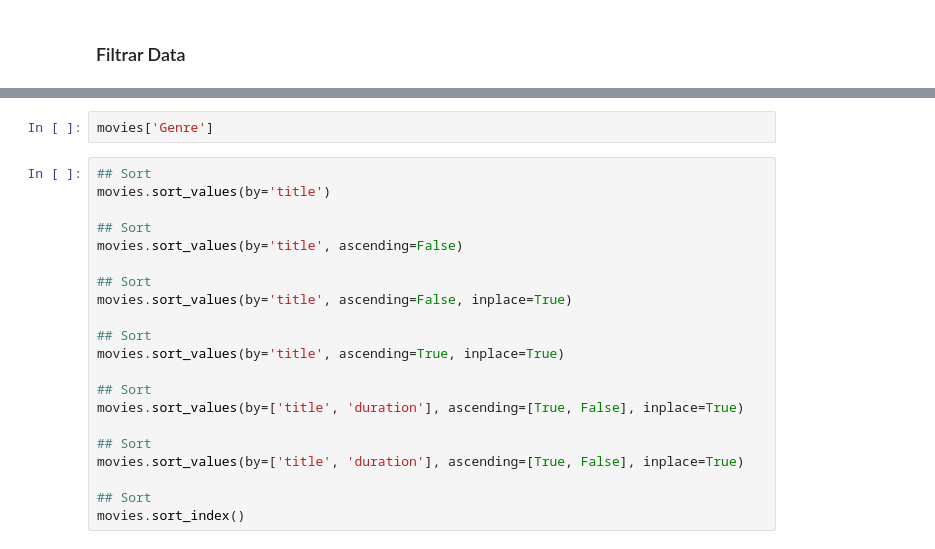
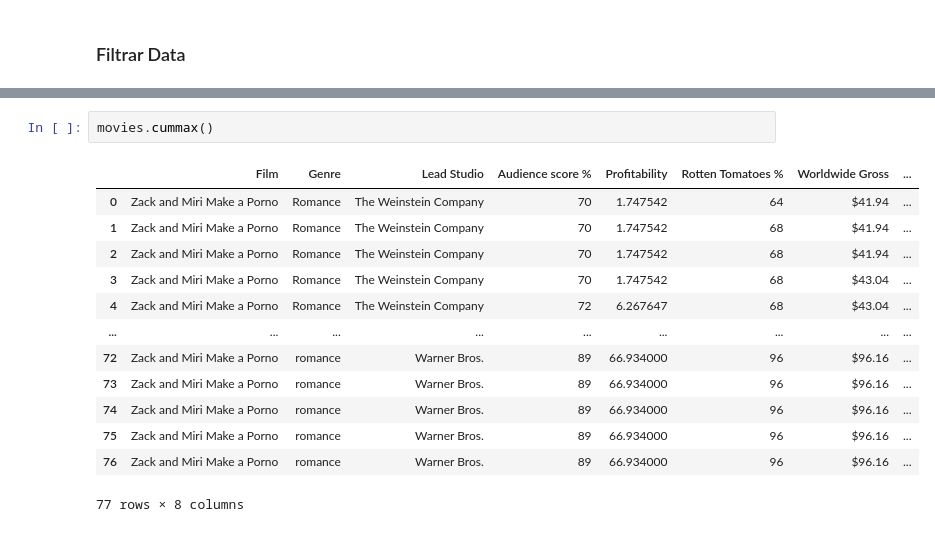
Before and after one commit to Yugen02/Python_Course_TechOps, a Jupyter notebook: Ejercicios/Pandas_Dia2.ipynb, the cells around one changed output, grey strips where cells are left out. Cells and saved outputs as stored; diff of their text form.

```diff
--- a/Ejercicios/Pandas_Dia2.ipynb
+++ b/Ejercicios/Pandas_Dia2.ipynb
@@ -211,23 +287,16 @@ movies[(movies['Rotten Tomatoes %'] >= 90)]
 # %%
-movies['Genre']
+movies.cummax()
+# %% [output]
+|  | Film | Genre | Lead Studio | Audience score % | Profitability | Rotten Tomatoes % | Worldwide Gross | ... |
+| 0 | Zack and Miri Make a Porno | Romance | The Weinstein Company | 70 | 1.747542 | 64 | $41.94 | ... |
+| 1 | Zack and Miri Make a Porno | Romance | The Weinstein Company | 70 | 1.747542 | 68 | $41.94 | ... |
+| 2 | Zack and Miri Make a Porno | Romance | The Weinstein Company | 70 | 1.747542 | 68 | $41.94 | ... |
+| 3 | Zack and Miri Make a Porno | Romance | The Weinstein Company | 70 | 1.747542 | 68 | $43.04 | ... |
+| 4 | Zack and Miri Make a Porno | Romance | The Weinstein Company | 72 | 6.267647 | 68 | $43.04 | ... |
+| ... | ... | ... | ... | ... | ... | ... | ... | ... |
+| 72 | Zack and Miri Make a Porno | romance | Warner Bros. | 89 | 66.934000 | 96 | $96.16 | ... |
+| 73 | Zack and Miri Make a Porno | romance | Warner Bros. | 89 | 66.934000 | 96 | $96.16 | ... |
+| 74 | Zack and Miri Make a Porno | romance | Warner Bros. | 89 | 66.934000 | 96 | $96.16 | ... |
+| 75 | Zack and Miri Make a Porno | romance | Warner Bros. | 89 | 66.934000 | 96 | $96.16 | ... |
+| 76 | Zack and Miri Make a Porno | romance | Warner Bros. | 89 | 66.934000 | 96 | $96.16 | ... |
+77 rows × 8 columns
-# %%
-## Sort
-movies.sort_values(by='title')
-
-## Sort
-movies.sort_values(by='title', ascending=False)
-
-## Sort
-movies.sort_values(by='title', ascending=False, inplace=True)
-
-## Sort
-movies.sort_values(by='title', ascending=True, inplace=True)
-
-## Sort
-movies.sort_values(by=['title', 'duration'], ascending=[True, False], inplace=True)
-
-## Sort
-movies.sort_values(by=['title', 'duration'], ascending=[True, False], inplace=True)
-
-## Sort
-movies.sort_index()
```
Also changed, not shown: parts of 7 cells of this notebook, 1 other file.
